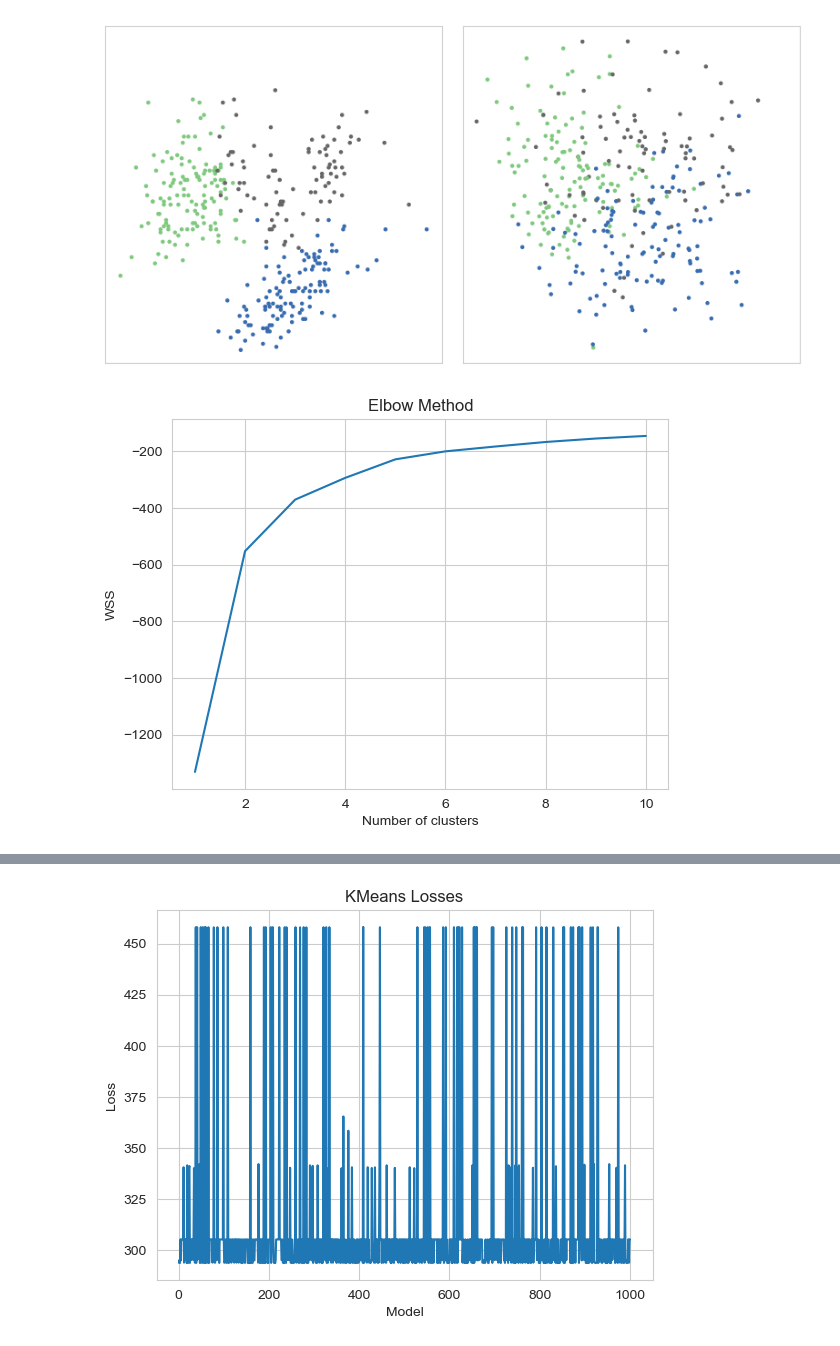
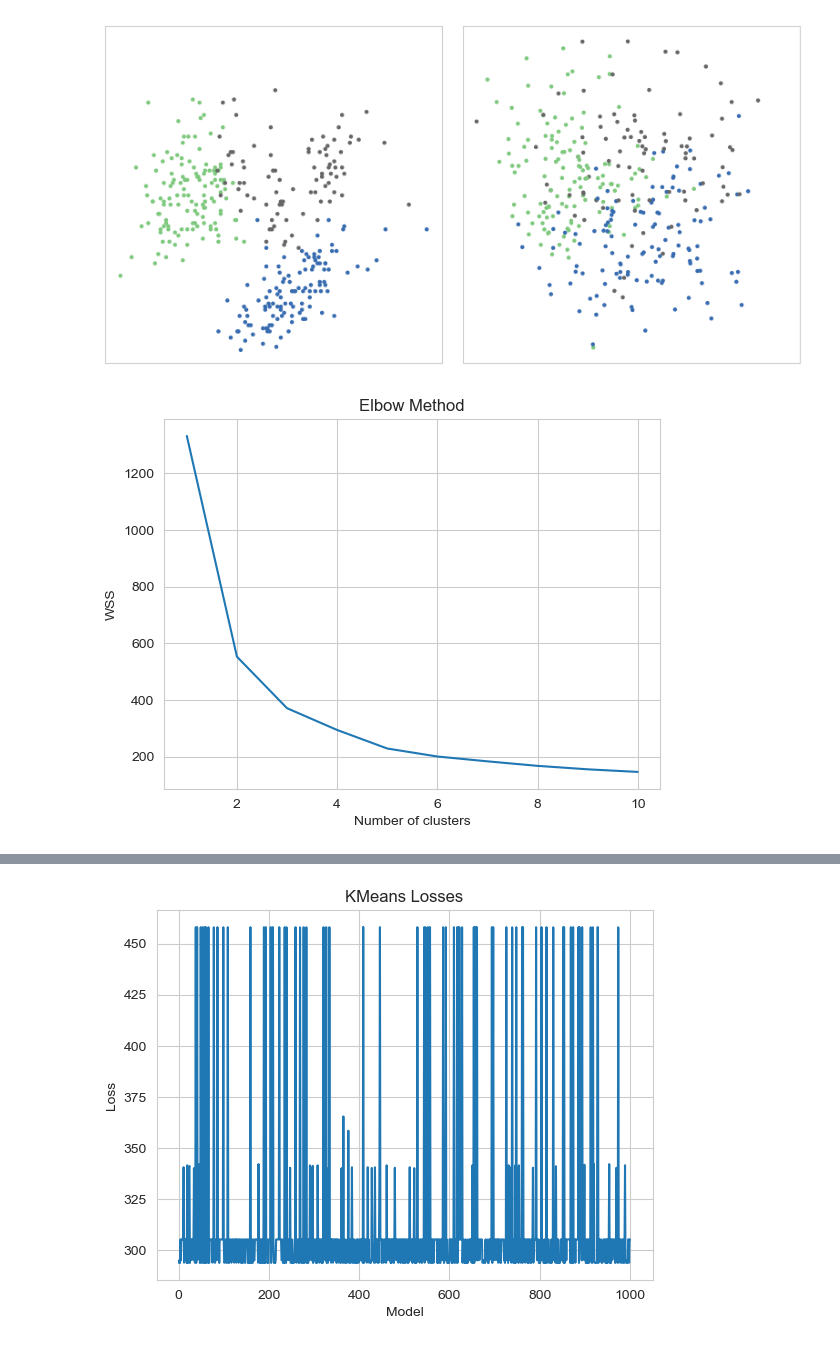
Before and after one commit to williamasesoftware/Clustering, a Jupyter notebook: K-Means-Ex.ipynb, the cells around one changed output, grey strips where cells are left out. Cells and saved outputs as stored; diff of their text form; code cells hidden in the pictures.

Commit message:
add plots

```diff
--- a/K-Means-Ex.ipynb
+++ b/K-Means-Ex.ipynb
@@ -172,22 +172,23 @@ pass
 [figure]
 # %%
 #TODO Do the elbow method for different k's
+
 
 # Implement the elbow method
 wss = []
 for k in range(1, 11):
     kmeans = KMeans(n_clusters=k, random_state=42)
     kmeans.fit(X)
-    wss.append(kmeans.score(X))
+    wss.append(-kmeans.score(X))
 
 # Plot the WSS values against the number of clusters
 plt.plot(range(1, 11), wss)
 plt.title('Elbow Method')
 plt.xlabel('Number of clusters')
 plt.ylabel('WSS')
 plt.show()
 # %% [output]
-[figure, old version]
+[figure, new version]
 # %%
 #TODO train 1000 models, with random initialization. Plot the results of the losses
 
```
Also changed, not shown: parts of 1 cell of this notebook, 1 other file.
